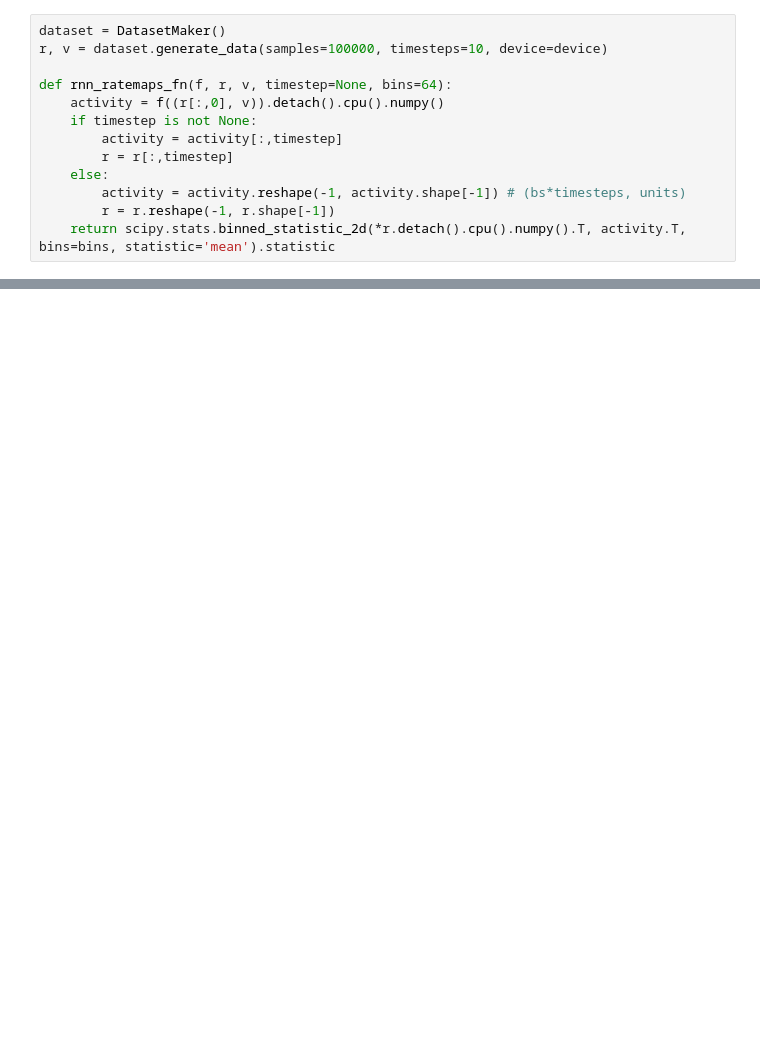
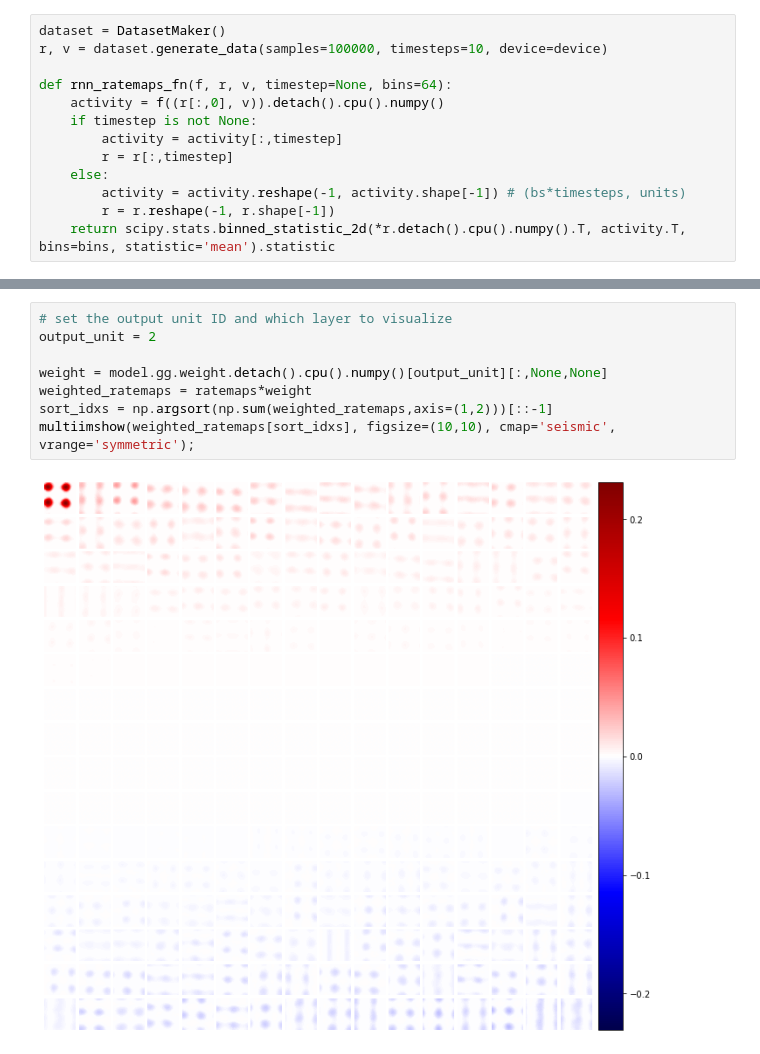
Before and after one commit to bioAI-Oslo/GridsWithoutPI, a Jupyter notebook: rnn-pattern-formation.ipynb, the cells around one changed output, grey strips where cells are left out. Saved outputs shown, nothing was run; the diff lists cells and outputs as text; blank space fills up the shorter version.

```diff
--- a/rnn-pattern-formation.ipynb
+++ b/rnn-pattern-formation.ipynb
@@ -113,0 +109,10 @@ multiimshow(ratemaps, figsize=(10,10), cmap='seismic', vrange='symmetric');
+# %%
+# set the output unit ID and which layer to visualize
+output_unit = 2
+
+weight = model.gg.weight.detach().cpu().numpy()[output_unit][:,None,None]
+weighted_ratemaps = ratemaps*weight
+sort_idxs = np.argsort(np.sum(weighted_ratemaps,axis=(1,2)))[::-1]
+multiimshow(weighted_ratemaps[sort_idxs], figsize=(10,10), cmap='seismic', vrange='symmetric');
+# %% [output]
+[figure, added]
```
Also changed, not shown: parts of 14 cells of this notebook, 2 other files.
